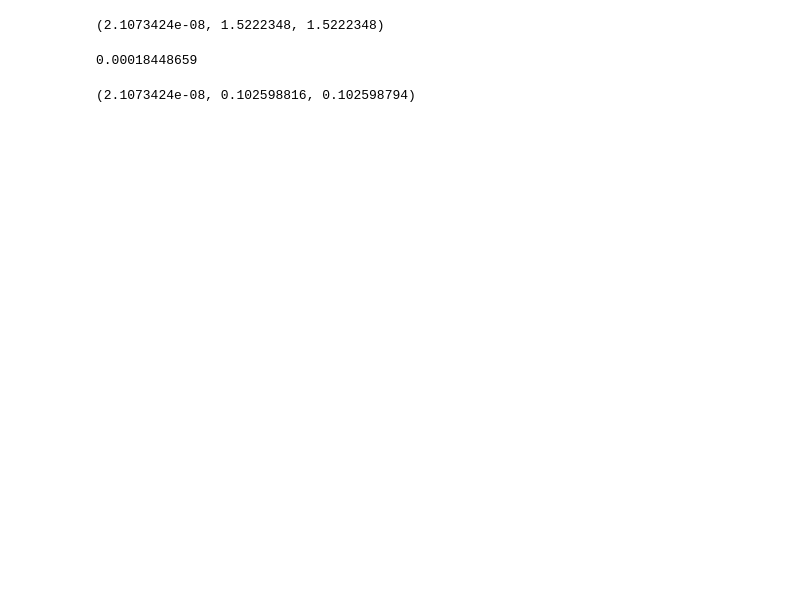
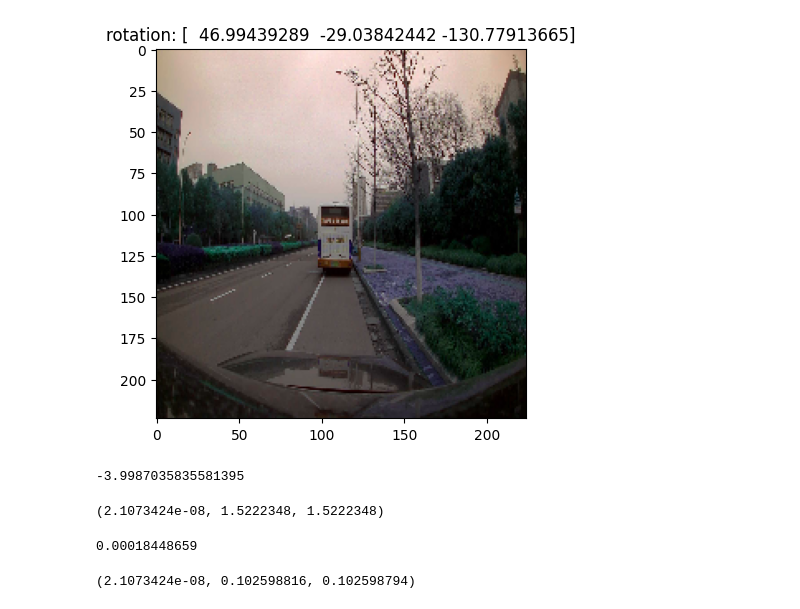
Before and after one commit to jessicamecht/concept_gridlock, a Jupyter notebook: scratch.ipynb, the cells around one changed output. Drawn from its saved outputs; the diff is of its cells as text; code cells hidden in the pictures; blank space fills up the shorter version.

```diff
--- a/scratch.ipynb
+++ b/scratch.ipynb
@@ -4,5 +6,5 @@ import numpy as np
 # %%
-data_path = "/data1/jessica/data/toyota/once_data_w_lanes_compressed_train.hfd5"
+data_path = "/data1/jessica/data/toyota/once_w_lanes_compressed_raw_small_multitask_all_test.hfd5"
 people_seqs = []
 with h5py.File(data_path, "r") as f:
         for seq_key in list(f.keys()):
@@ -12,3 +14,19 @@ with h5py.File(data_path, "r") as f:
                 ds_obj = f[seq_key][key][()]
                 iter_dict[key] = ds_obj
             people_seqs.append(iter_dict)
+# %%
+prev_rot = [0,0,0]
+for elem in people_seqs:
+    pos = elem['pos']
+    image = elem["image_array"]
+    for i in range(1, len(pos)):
+        p = pos[i] - pos[i-1]
+        rotation = Rotation.from_quat(p[:4]).as_euler('zyx', degrees=True)
+        plt.imshow(image[i-1])
+        plt.title(f"rotation: {rotation}")
+        plt.savefig(f"./images/{i-1}.png")
+        prev_rot = rotation
+        if i > 15: break
+    break
+# %% [output]
+[figure, added]
@@ -15,3 +35,7 @@ with h5py.File(data_path, "r") as f:
+# %%
+rotation[0]
+# %% [output]
+-3.9987035835581395
 # %%
 angles = [list(seq["angle"]) for seq in people_seqs]
 # %%
```
Also changed, not shown: parts of 2 cells of this notebook.
